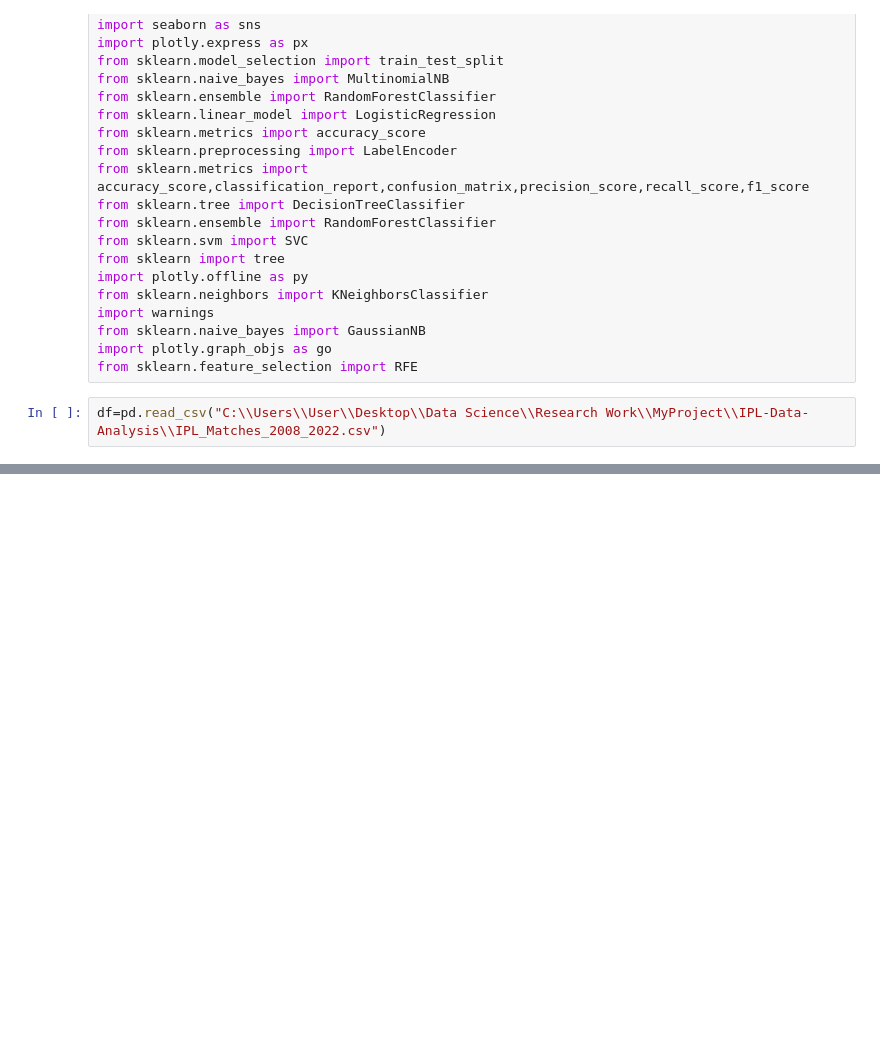
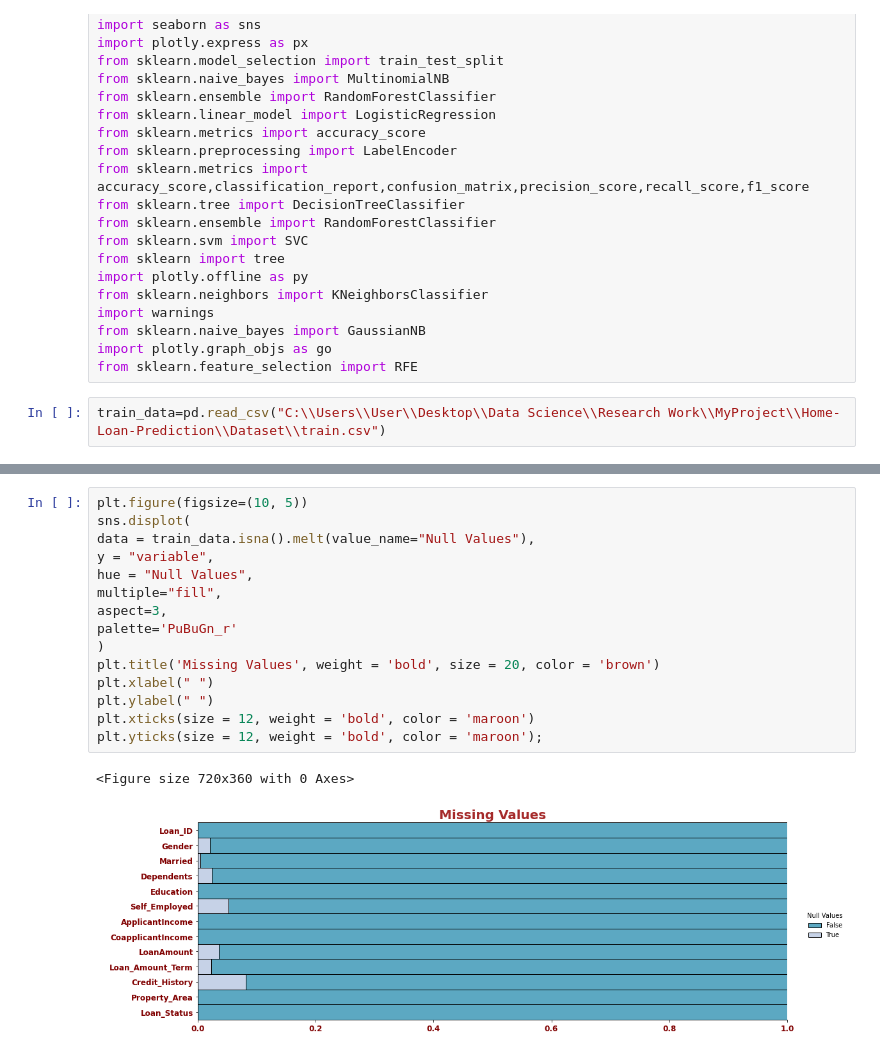
Before and after one commit to rajeshdiu/Home-Loan-Prediction, a Jupyter notebook: Home Loan Prediction.ipynb, the cells around one changed output, grey strips where cells are left out. Saved outputs shown, nothing was run; the diff lists cells and outputs as text; blank space fills up the shorter version.

```diff
--- a/Home Loan Prediction.ipynb
+++ b/Home Loan Prediction.ipynb
@@ -23,4 +23,4 @@ from sklearn.naive_bayes import GaussianNB
 import plotly.graph_objs as go
 from sklearn.feature_selection import RFE
 # %%
-df=pd.read_csv("C:\\Users\\User\\Desktop\\Data Science\\Research Work\\MyProject\\IPL-Data-Analysis\\IPL_Matches_2008_2022.csv")
+train_data=pd.read_csv("C:\\Users\\User\\Desktop\\Data Science\\Research Work\\MyProject\\Home-Loan-Prediction\\Dataset\\train.csv")
@@ -26,0 +122,18 @@ df=pd.read_csv("C:\\Users\\User\\Desktop\\Data Science\\Research Work\\MyProject
+# %%
+plt.figure(figsize=(10, 5))
+sns.displot(
+data = train_data.isna().melt(value_name="Null Values"),
+y = "variable",
+hue = "Null Values",
+multiple="fill",
+aspect=3,
+palette='PuBuGn_r'
+)
+plt.title('Missing Values', weight = 'bold', size = 20, color = 'brown')
+plt.xlabel(" ")
+plt.ylabel(" ")
+plt.xticks(size = 12, weight = 'bold', color = 'maroon')
+plt.yticks(size = 12, weight = 'bold', color = 'maroon');
+# %% [output]
+<Figure size 720x360 with 0 Axes>
+[figure, added]
```
Also changed, not shown: parts of 21 cells of this notebook.
